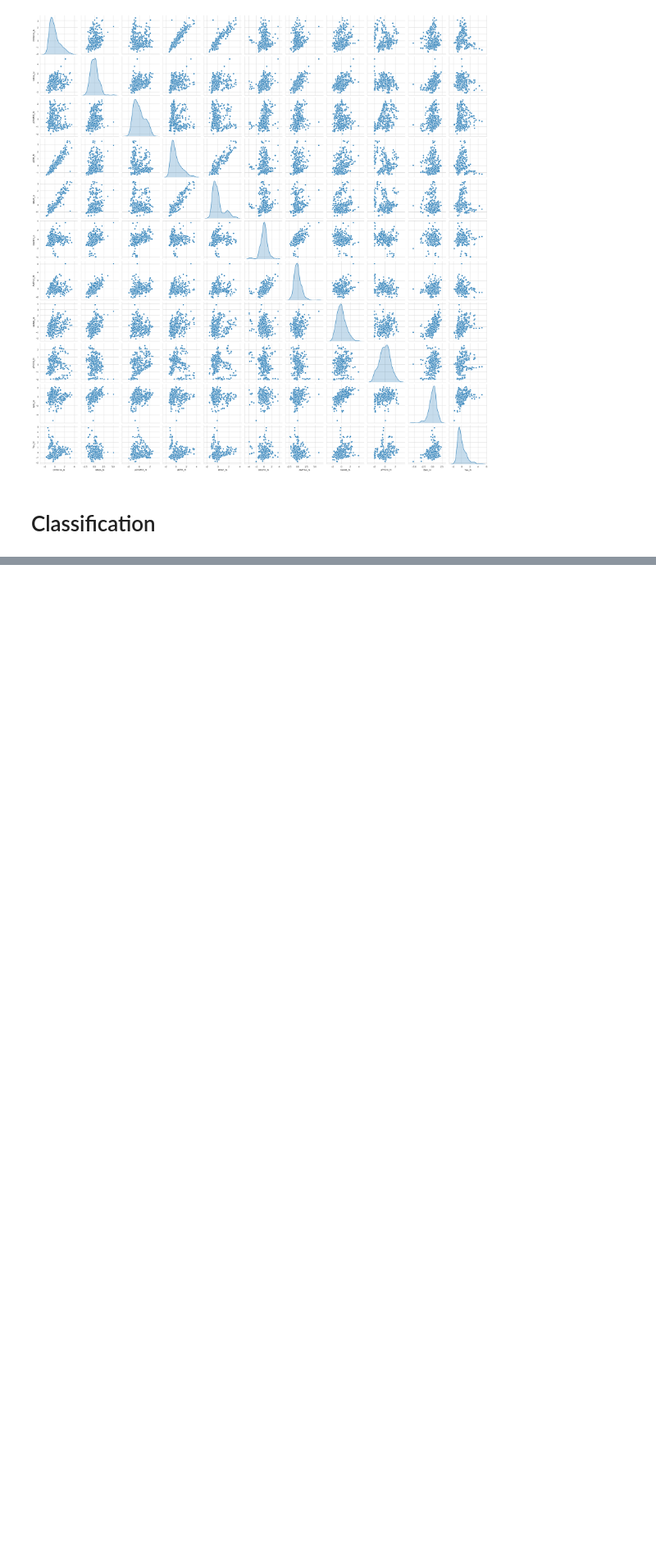
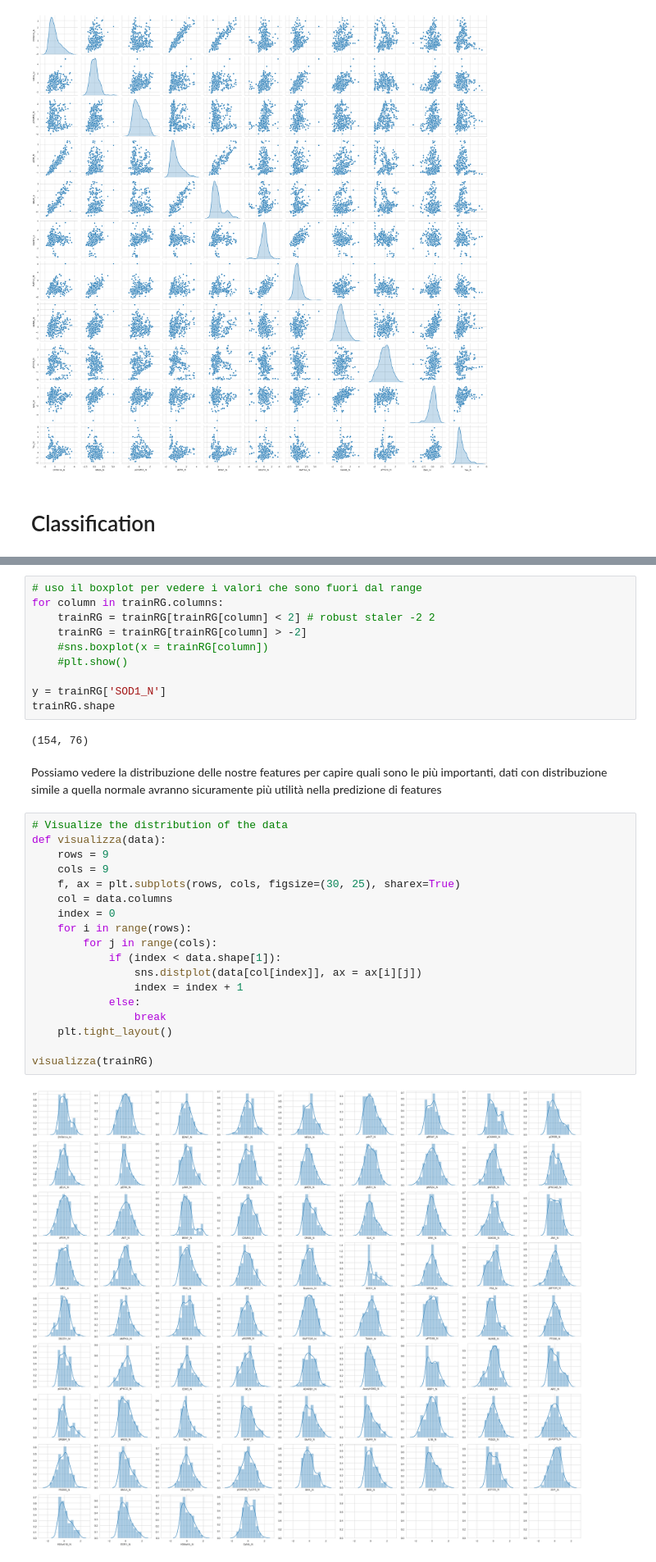
Before and after one commit to EmanuelSoda/ML_Homework, a Jupyter notebook: ML_bello.ipynb, the cells around one changed output, grey strips where cells are left out. Shown at 82% size. Saved outputs shown, nothing was run; the diff lists cells and outputs as text; blank space fills up the shorter version.

Commit message:
non riesco a capire come fare la regressione ma a compilare compila

```diff
--- a/ML_bello.ipynb
+++ b/ML_bello.ipynb
@@ -482,0 +554,34 @@ weighted avg       0.99      0.99      0.99       245
+# %%
+# uso il boxplot per vedere i valori che sono fuori dal range
+for column in trainRG.columns:
+    trainRG = trainRG[trainRG[column] < 2] # robust staler -2 2
+    trainRG = trainRG[trainRG[column] > -2]
+    #sns.boxplot(x = trainRG[column])
+    #plt.show()
+
+y = trainRG['SOD1_N']
+trainRG.shape
+# %% [output]
+(154, 76)
+# %% [markdown]
+Possiamo vedere la distribuzione delle nostre features per capire quali sono le più importanti, dati con distribuzione simile a quella normale avranno sicuramente più utilità nella predizione di features
+# %%
+# Visualize the distribution of the data
+def visualizza(data):
+    rows = 9
+    cols = 9
+    f, ax = plt.subplots(rows, cols, figsize=(30, 25), sharex=True)
+    col = data.columns
+    index = 0
+    for i in range(rows):
+        for j in range(cols):
+            if (index < data.shape[1]):
+                sns.distplot(data[col[index]], ax = ax[i][j])
+                index = index + 1
+            else:
+                break
+    plt.tight_layout()
+
+visualizza(trainRG)
+# %% [output]
+[figure, added]
```
Also changed, not shown: parts of 32 cells of this notebook.
